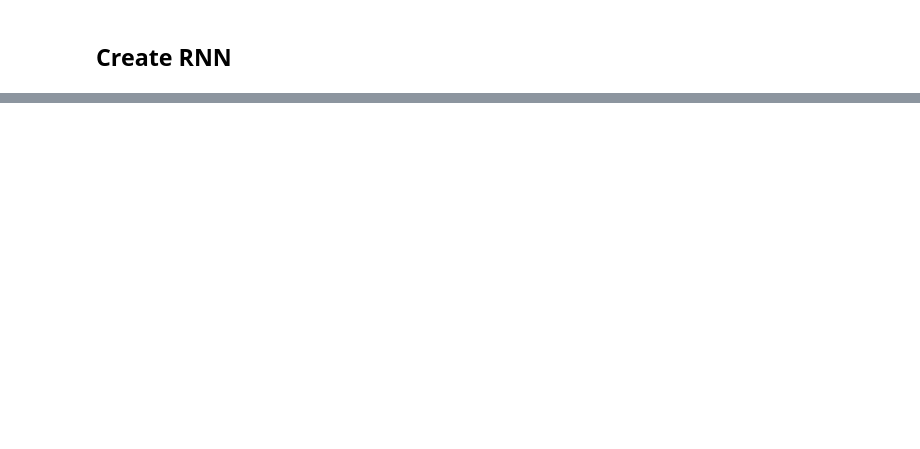
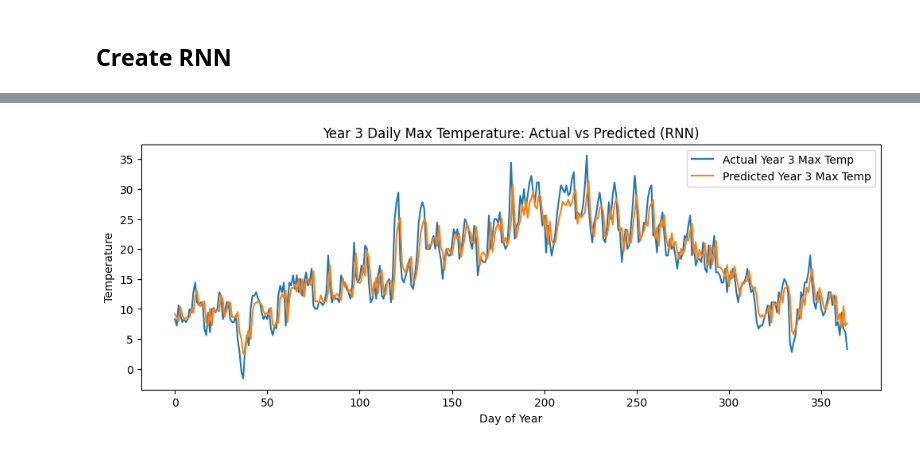
Before and after one commit to jadsaad06/Visual-NN-Testing-Deep-Learning-Homework, a Jupyter notebook: jadsaad_hw2.ipynb, the cells around one changed output, grey strips where cells are left out. Drawn from its saved outputs; the diff is of its cells as text; code cells hidden in the pictures; blank space fills up the shorter version.

```diff
--- a/jadsaad_hw2.ipynb
+++ b/jadsaad_hw2.ipynb
@@ -561,0 +728,28 @@ plt.show()
+# %%
+model.eval()
+
+full_norm = np.concatenate([train_norm, test_norm])  # years 1-3 normalized
+start_idx = days_per_year * 2  # start of year 3 in full_norm
+
+preds_norm = []
+
+with torch.no_grad():
+    for t in range(start_idx, start_idx + days_per_year):
+        window = full_norm[t - lookback:t]  # true history
+        xb = torch.tensor(window).view(1, lookback, 1).float().to(device)
+        yhat = model(xb).item()
+        preds_norm.append(yhat)
+
+preds = np.array(preds_norm) * train_std + train_mean
+actual = test_series
+
+plt.figure(figsize=(12, 4))
+plt.plot(actual, label="Actual Year 3 Max Temp")
+plt.plot(preds, label="Predicted Year 3 Max Temp")
+plt.title("Year 3 Daily Max Temperature: Actual vs Predicted (RNN)")
+plt.xlabel("Day of Year")
+plt.ylabel("Temperature")
+plt.legend()
+plt.show()
+# %% [output]
+[figure, added]
```
Also changed, not shown: parts of 20 cells of this notebook, 1 other file.
